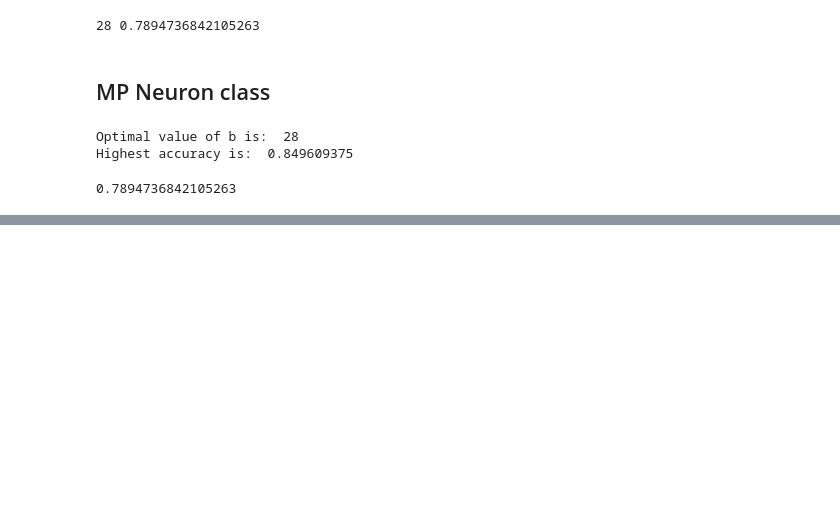
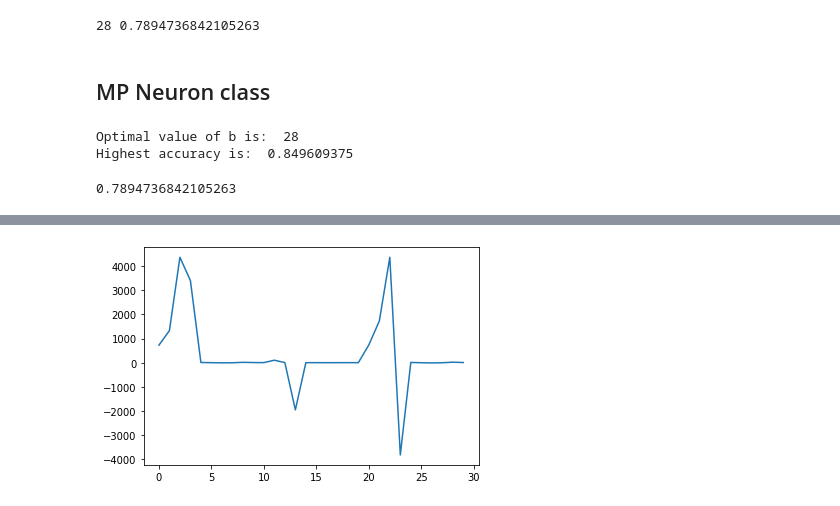
Before and after one commit to anirudhpnbb/Primitive-Neurons, a Jupyter notebook: MP_Neuron.ipynb, the cells around one changed output, grey strips where cells are left out. Cells and saved outputs as stored; diff of their text form; code cells hidden in the pictures; blank space fills up the shorter version.

```diff
--- a/MP_Neuron.ipynb
+++ b/MP_Neuron.ipynb
@@ -368,0 +442,5 @@ accuracy_test
+# %%
+plt.plot(perceptron.w)
+plt.show()
+# %% [output]
+[figure, added]
```
Also changed, not shown: parts of 20 cells of this notebook.
